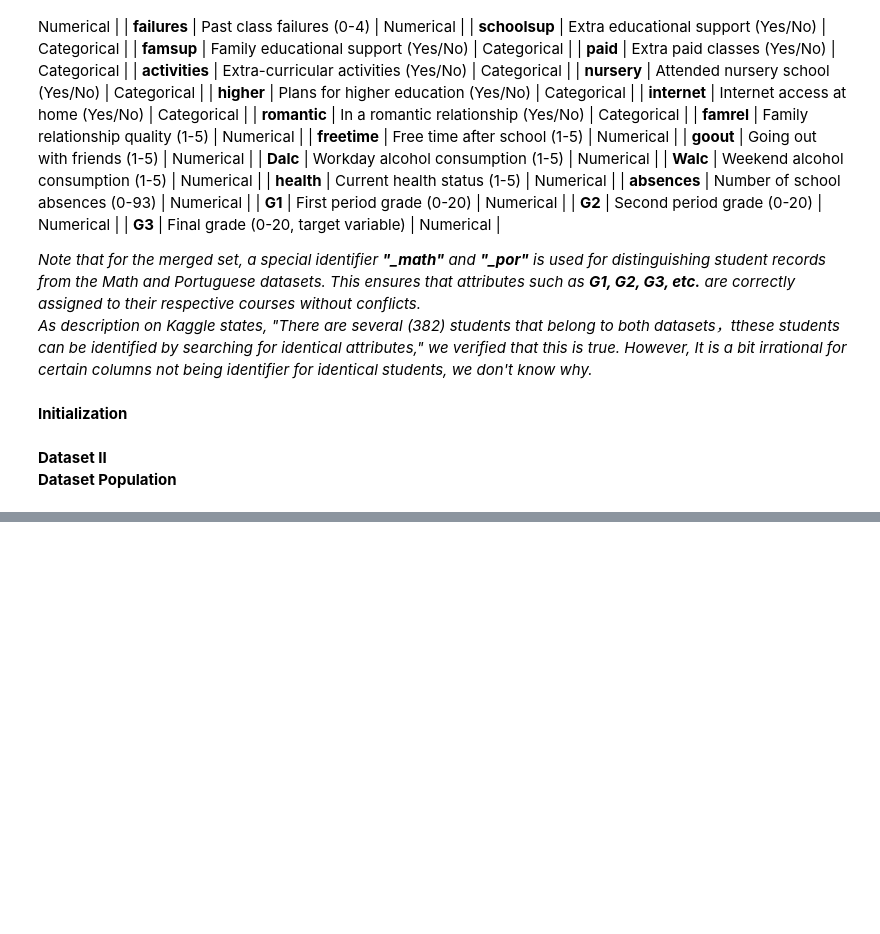
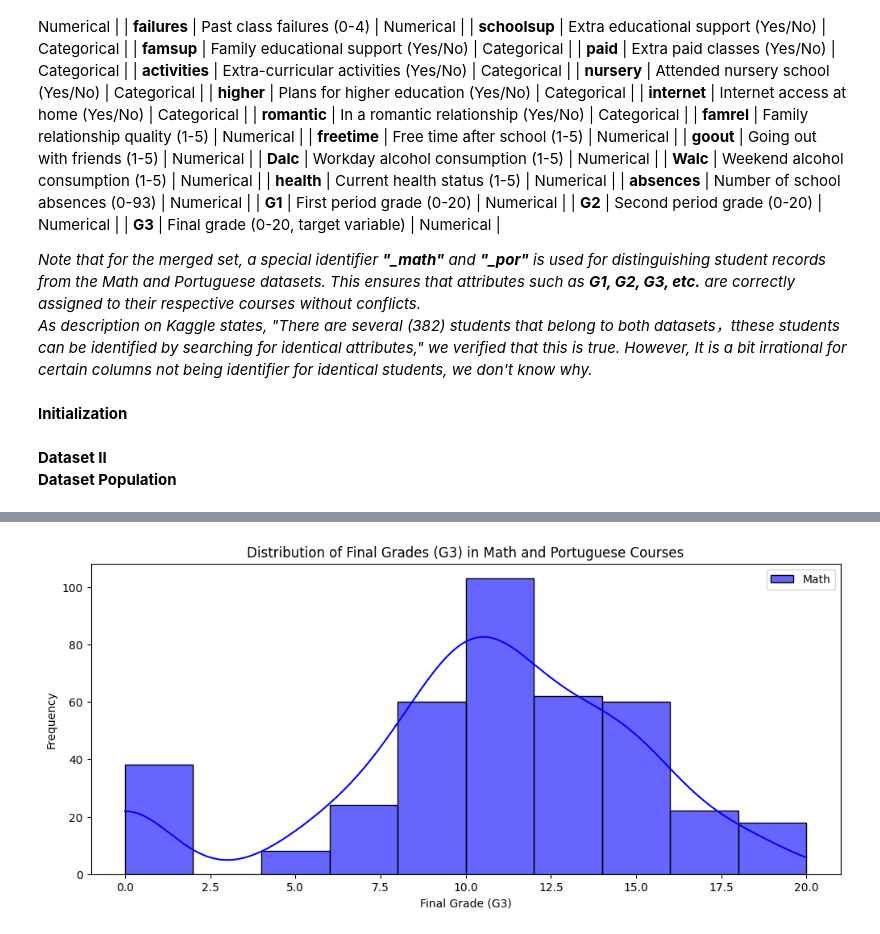
Before and after one commit to royruik/CSI4142_Assignments, a Jupyter notebook: A1_Jupyter_Analysis.ipynb, the cells around one changed output, grey strips where cells are left out. Drawn from its saved outputs; the diff is of its cells as text; code cells hidden in the pictures; blank space fills up the shorter version.

```diff
--- a/A1_Jupyter_Analysis.ipynb
+++ b/A1_Jupyter_Analysis.ipynb
@@ -108,0 +111,19 @@ ModuleNotFoundError: No module named 'seaborn'
+# %%
+plt.figure(figsize=(12,5))
+
+# Plot histogram for Math Grades (G3)
+sns.histplot(student_mat["G3"], bins=10, kde=True, color="blue", label="Math", alpha=0.6)
+
+# Plot histogram for Portuguese Grades (G3)
+# sns.histplot(student_por["G3"], bins=10, kde=True, color="red", label="Portuguese", alpha=0.6)
+
+# Labels and Title
+plt.xlabel("Final Grade (G3)")
+plt.ylabel("Frequency")
+plt.title("Distribution of Final Grades (G3) in Math and Portuguese Courses")
+plt.legend()
+
+# Show the plot
+plt.show()
+# %% [output]
+[figure, added]
```
Also changed, not shown: parts of 5 cells of this notebook.
